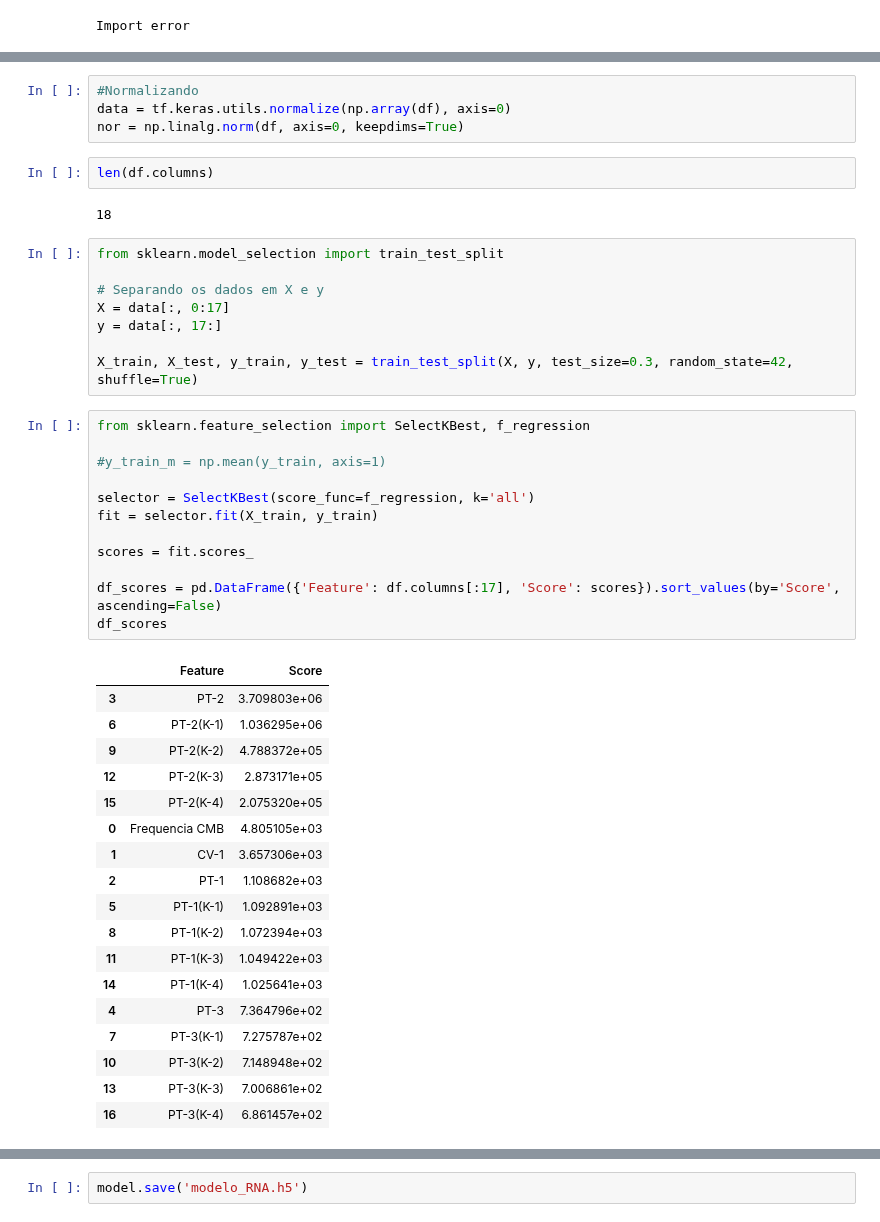
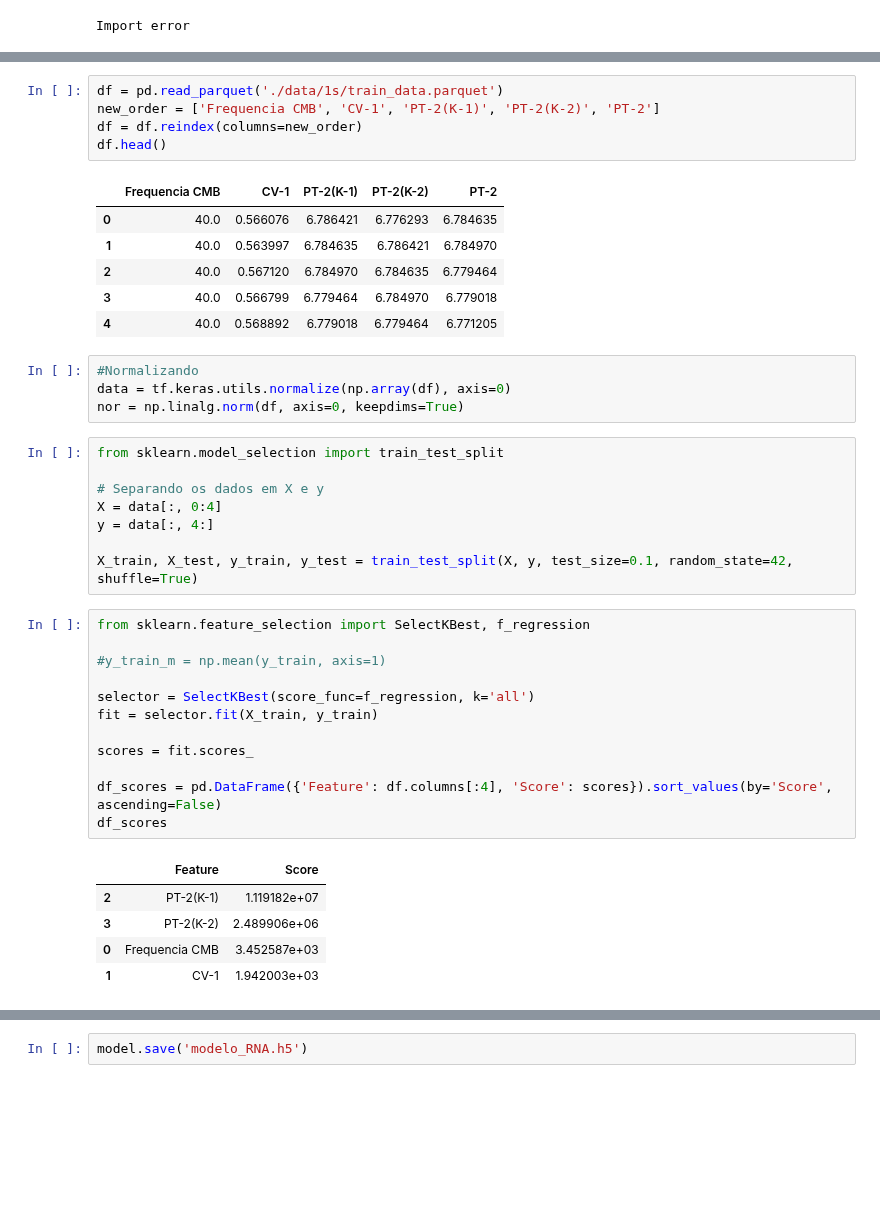
Before and after one commit to Miguel-mmf/smart-automation, a Jupyter notebook: ava02/pt2/modelo.ipynb, the cells around one changed output, grey strips where cells are left out. Drawn from its saved outputs; the diff is of its cells as text; blank space fills up the shorter version.

```diff
--- a/ava02/pt2/modelo.ipynb
+++ b/ava02/pt2/modelo.ipynb
@@ -108,47 +26,42 @@ plt.show()
+# %%
+df = pd.read_parquet('./data/1s/train_data.parquet')
+new_order = ['Frequencia CMB', 'CV-1', 'PT-2(K-1)', 'PT-2(K-2)', 'PT-2']
+df = df.reindex(columns=new_order)
+df.head()
+# %% [output]
+|  | Frequencia CMB | CV-1 | PT-2(K-1) | PT-2(K-2) | PT-2 |
+| 0 | 40.0 | 0.566076 | 6.786421 | 6.776293 | 6.784635 |
+| 1 | 40.0 | 0.563997 | 6.784635 | 6.786421 | 6.784970 |
+| 2 | 40.0 | 0.567120 | 6.784970 | 6.784635 | 6.779464 |
+| 3 | 40.0 | 0.566799 | 6.779464 | 6.784970 | 6.779018 |
+| 4 | 40.0 | 0.568892 | 6.779018 | 6.779464 | 6.771205 |
 # %%
 #Normalizando
 data = tf.keras.utils.normalize(np.array(df), axis=0)
 nor = np.linalg.norm(df, axis=0, keepdims=True)
-# %%
-len(df.columns)
-# %% [output]
-18
 # %%
 from sklearn.model_selection import train_test_split
 
 # Separando os dados em X e y
-X = data[:, 0:17]
-y = data[:, 17:]
+X = data[:, 0:4]
+y = data[:, 4:]
 
-X_train, X_test, y_train, y_test = train_test_split(X, y, test_size=0.3, random_state=42, shuffle=True)
+X_train, X_test, y_train, y_test = train_test_split(X, y, test_size=0.1, random_state=42, shuffle=True)
 # %%
 from sklearn.feature_selection import SelectKBest, f_regression
 
 #y_train_m = np.mean(y_train, axis=1)
 
 selector = SelectKBest(score_func=f_regression, k='all')
 fit = selector.fit(X_train, y_train)
 
 scores = fit.scores_
 
-df_scores = pd.DataFrame({'Feature': df.columns[:17], 'Score': scores}).sort_values(by='Score', ascending=False)
+df_scores = pd.DataFrame({'Feature': df.columns[:4], 'Score': scores}).sort_values(by='Score', ascending=False)
 df_scores
 # %% [output]
 |  | Feature | Score |
-| 3 | PT-2 | 3.709803e+06 |
-| 6 | PT-2(K-1) | 1.036295e+06 |
-| 9 | PT-2(K-2) | 4.788372e+05 |
-| 12 | PT-2(K-3) | 2.873171e+05 |
-| 15 | PT-2(K-4) | 2.075320e+05 |
-| 0 | Frequencia CMB | 4.805105e+03 |
-| 1 | CV-1 | 3.657306e+03 |
-| 2 | PT-1 | 1.108682e+03 |
-| 5 | PT-1(K-1) | 1.092891e+03 |
-| 8 | PT-1(K-2) | 1.072394e+03 |
-| 11 | PT-1(K-3) | 1.049422e+03 |
-| 14 | PT-1(K-4) | 1.025641e+03 |
-| 4 | PT-3 | 7.364796e+02 |
-| 7 | PT-3(K-1) | 7.275787e+02 |
-| 10 | PT-3(K-2) | 7.148948e+02 |
-| 13 | PT-3(K-3) | 7.006861e+02 |
-| 16 | PT-3(K-4) | 6.861457e+02 |
+| 2 | PT-2(K-1) | 1.119182e+07 |
+| 3 | PT-2(K-2) | 2.489906e+06 |
+| 0 | Frequencia CMB | 3.452587e+03 |
+| 1 | CV-1 | 1.942003e+03 |
```
Also changed, not shown: parts of 27 cells of this notebook.
